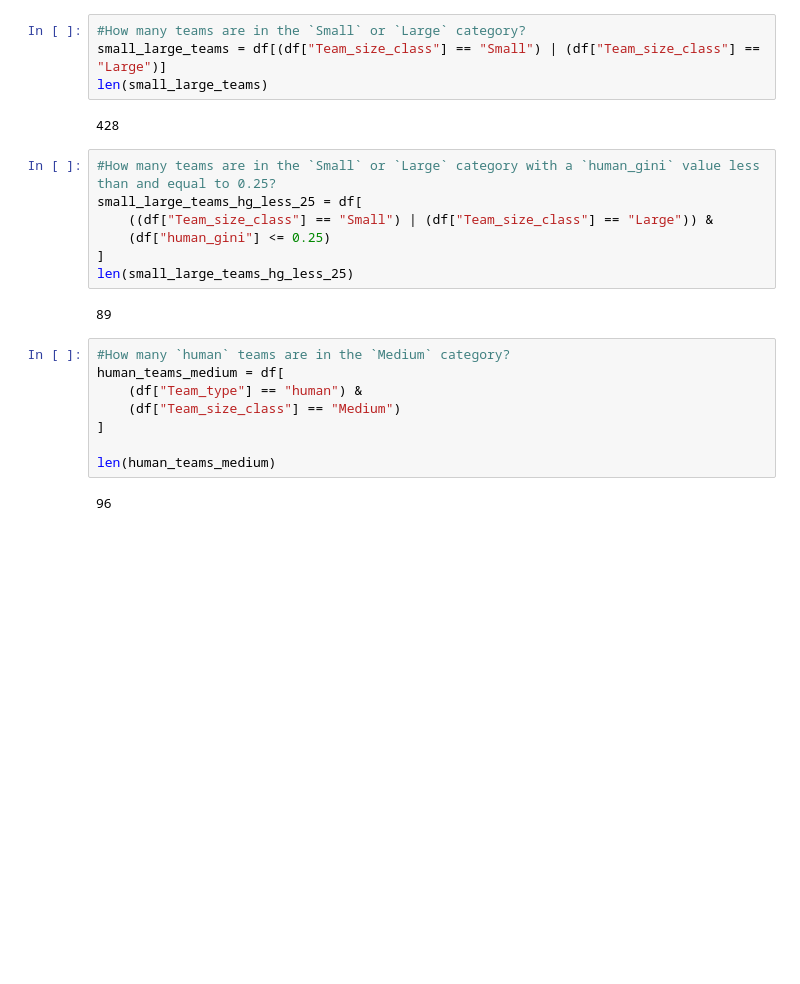
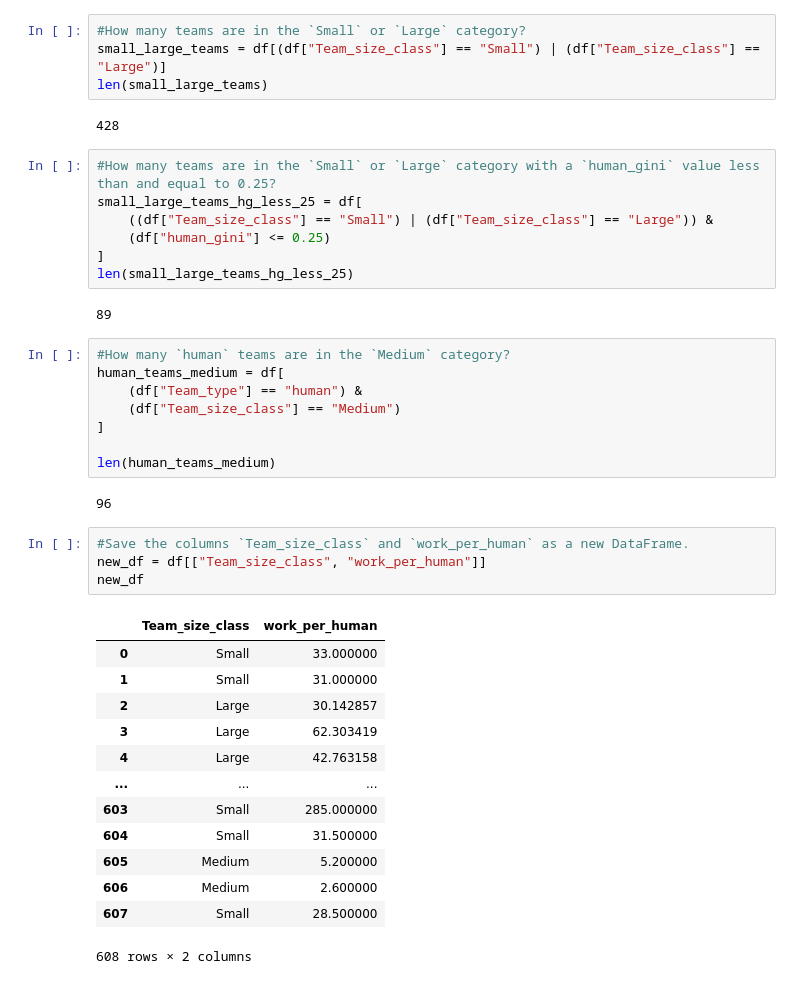
Before and after one commit to MarkLannen/week8labs, a Jupyter notebook: 08_Instructor_Lab_Lannen.ipynb, the cells around one changed output. Drawn from its saved outputs; the diff is of its cells as text; blank space fills up the shorter version.

Commit message:
Save the columns `Team_size_class` and `work_per_human` as a new DataFrame.

```diff
--- a/08_Instructor_Lab_Lannen.ipynb
+++ b/08_Instructor_Lab_Lannen.ipynb
@@ -129,3 +129,21 @@ human_teams_medium = df[
 len(human_teams_medium)
 # %% [output]
 96
+# %%
+#Save the columns `Team_size_class` and `work_per_human` as a new DataFrame.
+new_df = df[["Team_size_class", "work_per_human"]]
+new_df
+# %% [output]
+|  | Team_size_class | work_per_human |
+| 0 | Small | 33.000000 |
+| 1 | Small | 31.000000 |
+| 2 | Large | 30.142857 |
+| 3 | Large | 62.303419 |
+| 4 | Large | 42.763158 |
+| ... | ... | ... |
+| 603 | Small | 285.000000 |
+| 604 | Small | 31.500000 |
+| 605 | Medium | 5.200000 |
+| 606 | Medium | 2.600000 |
+| 607 | Small | 28.500000 |
+608 rows × 2 columns
```
